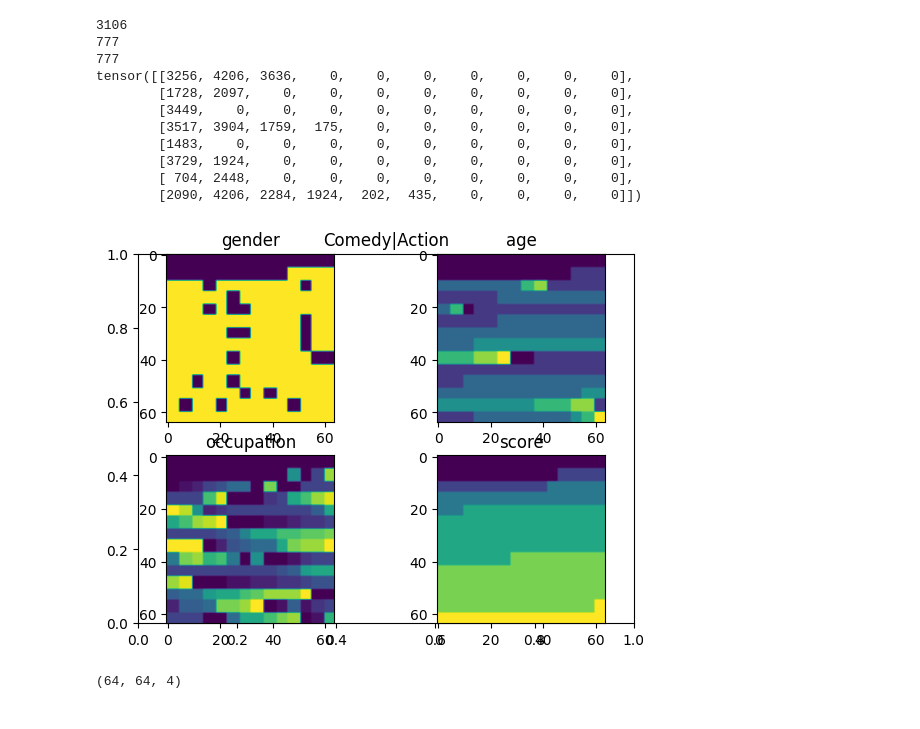
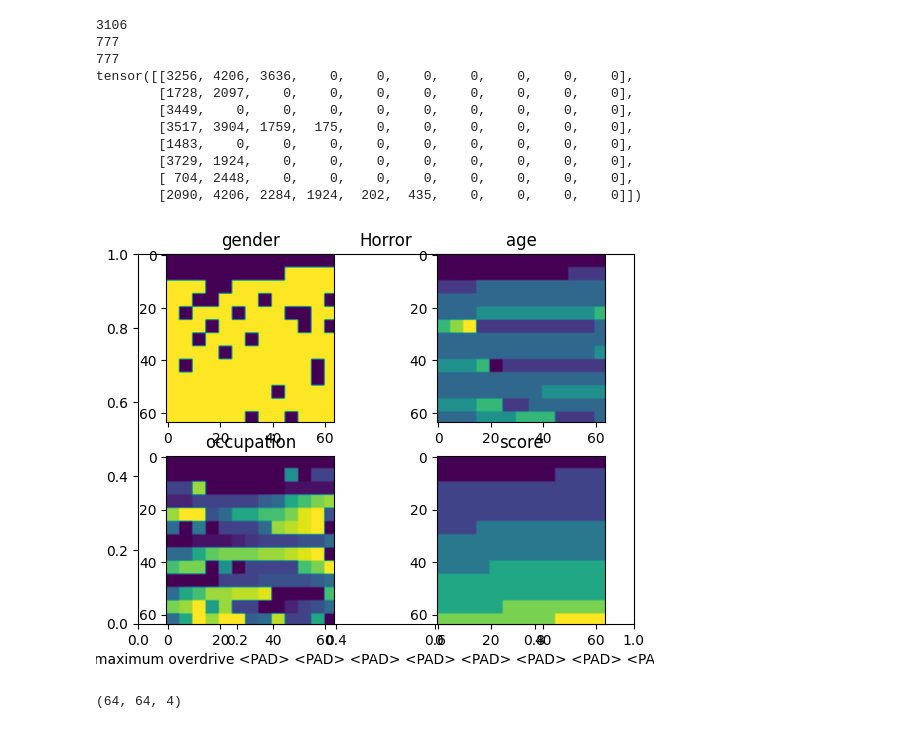
Before and after one commit to OwOIamNoob/movies, a Jupyter notebook: src/data/test.ipynb, the cells around one changed output. Drawn from its saved outputs; the diff is of its cells as text; code cells hidden in the pictures.

```diff
--- a/src/data/test.ipynb
+++ b/src/data/test.ipynb
@@ -54,28 +54,30 @@ import matplotlib.pyplot as plt
 # %%
 batch = next(iter(dataloader))
 # %%
-index = 2
-title = datamodule.genre_vocab.decode(batch['label'][index], 0.5)
-plt.title("|".join(title))
+index = 6
+genre = datamodule.genre_vocab.decode(batch['label'][index], 0.5)
+title = datamodule.title_vocab.decode(batch['titles'][index], 0.5)
+plt.title("|".join(genre))
+plt.xlabel(" ".join(title))
 rating_img = np.interp(batch['ratings'][index].permute(1, 2, 0).numpy(), (-1, 1), (0, 1))
 fig1 = plt.subplot(221)
 fig1.set_title("gender")
 fig1.imshow(rating_img[:, :, 0])
 
 fig1 = plt.subplot(222)
 fig1.set_title("age")
 fig1.imshow(rating_img[:, :, 1])
 
 fig1 = plt.subplot(223)
 fig1.set_title("occupation")
 fig1.imshow(rating_img[:, :, 2])
 
 fig1 = plt.subplot(224)
 fig1.set_title("score")
 fig1.imshow(rating_img[:, :, 3])
 
 plt.show()
 print(rating_img.shape)
 # %% [output]
-[figure, old version]
+[figure, new version]
 (64, 64, 4)
```
Also changed, not shown: 1 other file.
